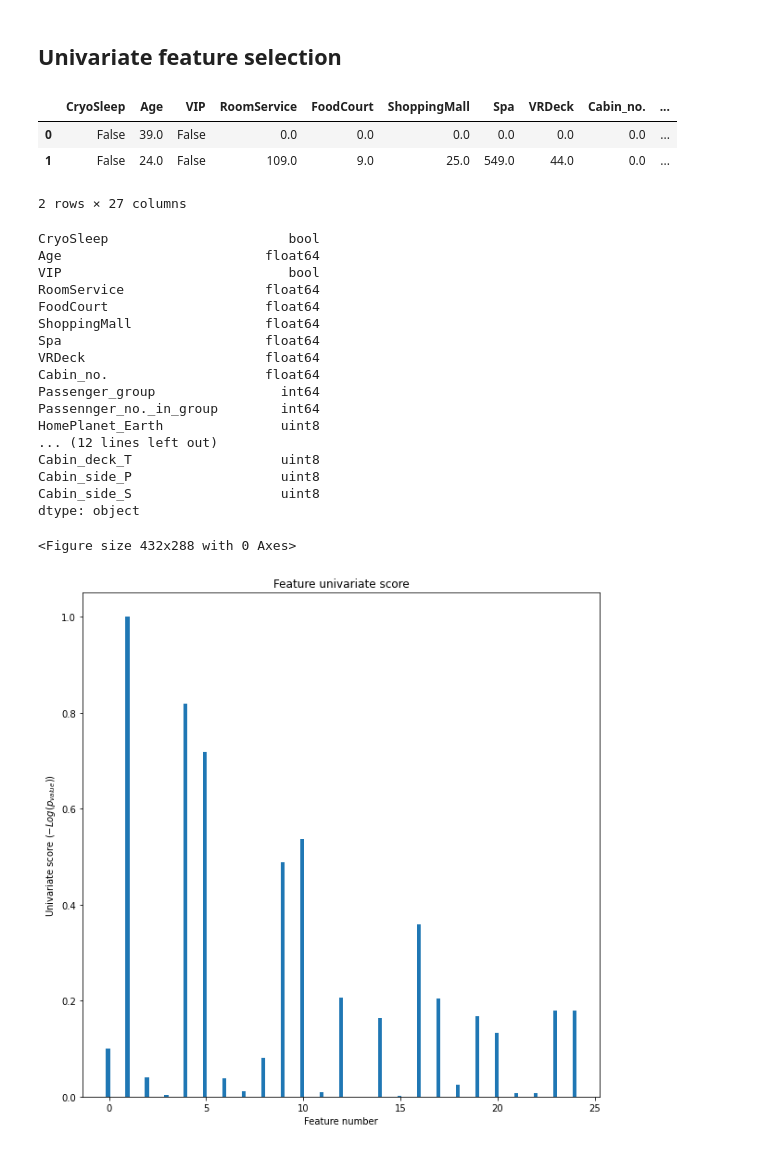
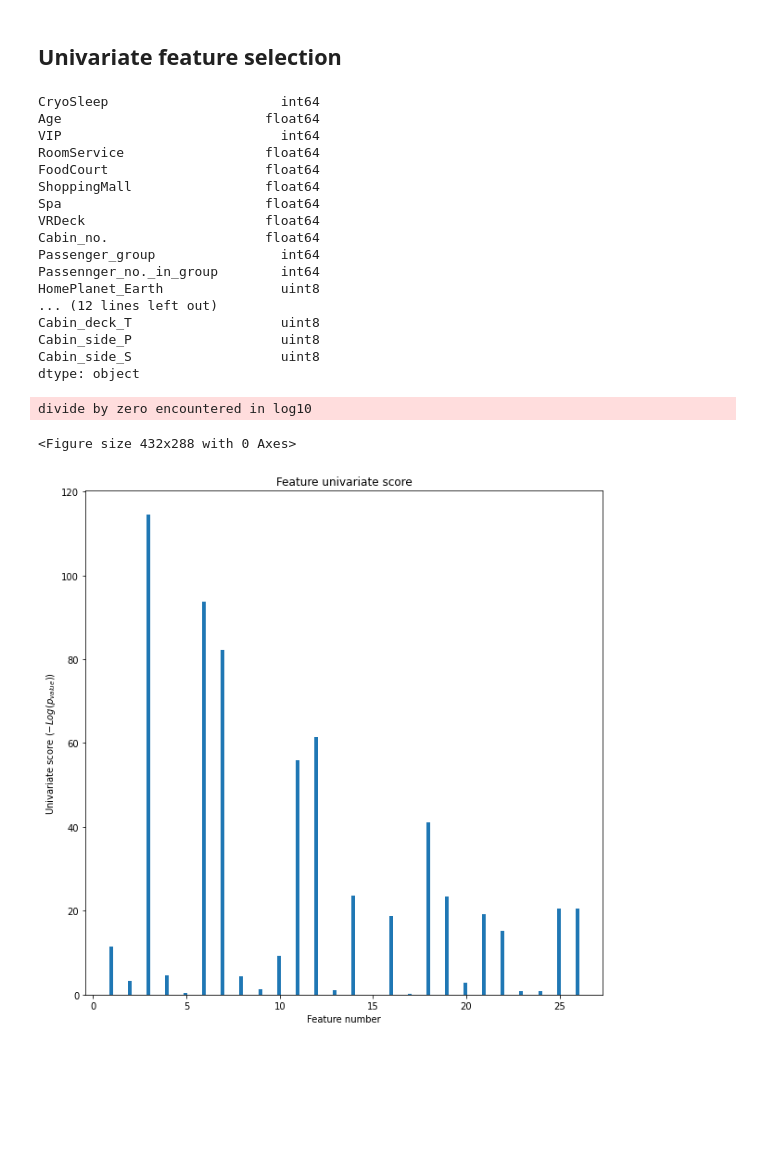
Before and after one commit to taaha/Classification-Spaceship-Titanic, a Jupyter notebook: classification-spaceship-titanic.ipynb, the cells around one changed output. Drawn from its saved outputs; the diff is of its cells as text; code cells hidden in the pictures; blank space fills up the shorter version.

Commit message:
Kaggle Notebook | Classification_Spaceship_Titanic | Version 13

```diff
--- a/classification-spaceship-titanic.ipynb
+++ b/classification-spaceship-titanic.ipynb
@@ -204,9 +205,11 @@ data=mode_imputer.transform(data)
 # %%
 data['Cabin_no.'] = pd.to_numeric(data['Cabin_no.'])
 # %%
-data['CryoSleep'] = pd.to_numeric(data['CryoSleep'])
+data['CryoSleep'] = data['CryoSleep'].astype(int)
 # %%
-data['VIP'] = pd.to_numeric(data['VIP'])
+data['VIP'] = data['VIP'].astype(int)
+# %%
+data['Transported'] = data['Transported'].astype(int)
 # %%
 data.dtypes
 # %% [output]
@@ -467,3 +472,9 @@ plt.figure(figsize=(20, 20))
 dataplot = sns.heatmap(data.corr(), annot=True)
 # %% [output]
 [figure]
+# %%
+X_data = data
+X_data = X_data.drop(['Transported'], axis=1)
+X_data.head(2)
+y_data=data['Transported']
+X_data.head(2)
@@ -489,23 +505,12 @@ numerical columns after applying variance threshold:  28
 so all columns meet variance treshold
 # %% [markdown]
 ## Univariate feature selection
-# %%
-X = data
-X = X.drop(['Transported'], axis=1)
-X.head(2)
-y=data['Transported']
-X.head(2)
-# %% [output]
-|  | CryoSleep | Age | VIP | RoomService | FoodCourt | ShoppingMall | Spa | VRDeck | Cabin_no. | ... |
-| 0 | False | 39.0 | False | 0.0 | 0.0 | 0.0 | 0.0 | 0.0 | 0.0 | ... |
-| 1 | False | 24.0 | False | 109.0 | 9.0 | 25.0 | 549.0 | 44.0 | 0.0 | ... |
-2 rows × 27 columns
 # %%
-X.dtypes
+X_data.dtypes
 # %% [output]
-CryoSleep                       bool
+CryoSleep                      int64
 Age                          float64
-VIP                             bool
+VIP                            int64
 RoomService                  float64
 FoodCourt                    float64
 ShoppingMall                 float64
@@ -523,28 +528,26 @@ dtype: object
 # %%
 from sklearn.feature_selection import SelectKBest, f_classif
 
-numerics = ['int16', 'int32', 'int64', 'float16', 'float32', 'float64', 'uint8']
-temp = X.select_dtypes(include=numerics)
-
-selector = SelectKBest(f_classif, k=20)
-selector.fit(temp, y)
+selector = SelectKBest(f_classif, k=6)
+selector.fit(X_data, y_data)
 scores = -np.log10(selector.pvalues_)
-scores /= scores.max()
+#scores /= scores.max()
 
 import matplotlib.pyplot as plt
 
-X_indices = np.arange(temp.shape[-1])
+X_indices = np.arange(X_data.shape[-1])
 plt.figure(1)
 plt.figure(figsize=(10, 10))
 plt.clf()
 plt.bar(X_indices - 0.05, scores, width=0.2)
 plt.title("Feature univariate score")
 plt.xlabel("Feature number")
 plt.ylabel(r"Univariate score ($-Log(p_{value})$)")
 plt.show()
 # %% [output]
-<Figure size 432x288 with 0 Axes>
+divide by zero encountered in log10
+<Figure size 432x288 with 0 Axes>
-[figure, old version]
+[figure, new version]
 # %%
 from sklearn.feature_selection import SelectKBest
 from sklearn.feature_selection import chi2
```
Also changed, not shown: parts of 16 cells of this notebook.
